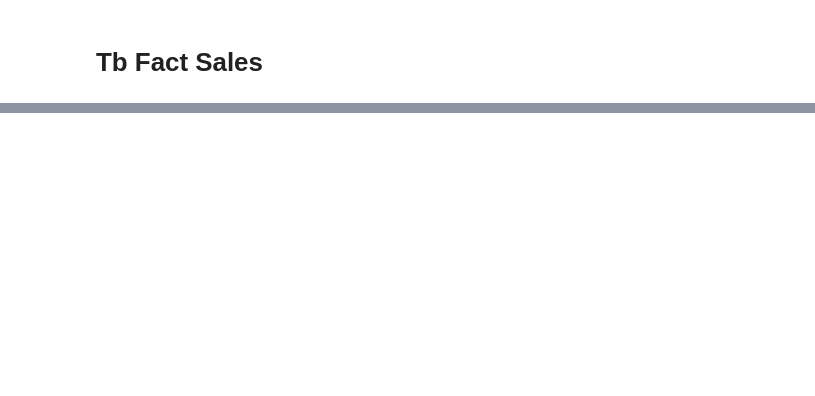
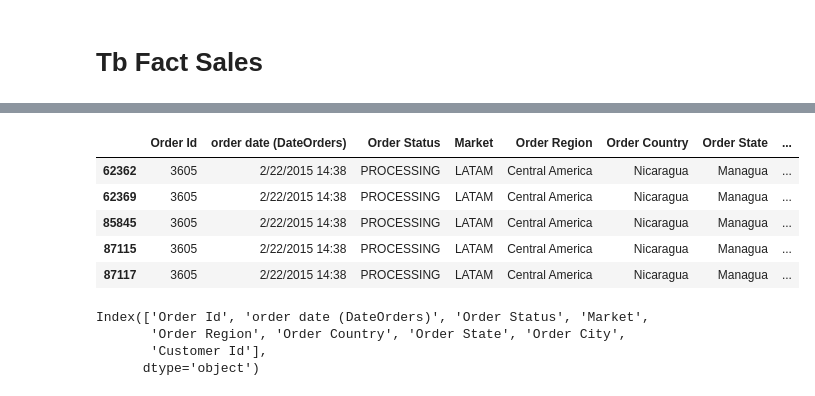
Before and after one commit to marcioGabrielMengali/supplychain, a Jupyter notebook: analysis.ipynb, the cells around one changed output, grey strips where cells are left out. Cells and saved outputs as stored; diff of their text form; code cells hidden in the pictures; blank space fills up the shorter version.

```diff
--- a/analysis.ipynb
+++ b/analysis.ipynb
@@ -100,0 +177,16 @@ tb_fact_sales[tb_fact_sales['Order Id'] == 48880]
+# %%
+tb_dim_order[tb_dim_order['Order Id'] == 3605]
+# %% [output]
+|  | Order Id | order date (DateOrders) | Order Status | Market | Order Region | Order Country | Order State | ... |
+| 62362 | 3605 | 2/22/2015 14:38 | PROCESSING | LATAM | Central America | Nicaragua | Managua | ... |
+| 62369 | 3605 | 2/22/2015 14:38 | PROCESSING | LATAM | Central America | Nicaragua | Managua | ... |
+| 85845 | 3605 | 2/22/2015 14:38 | PROCESSING | LATAM | Central America | Nicaragua | Managua | ... |
+| 87115 | 3605 | 2/22/2015 14:38 | PROCESSING | LATAM | Central America | Nicaragua | Managua | ... |
+| 87117 | 3605 | 2/22/2015 14:38 | PROCESSING | LATAM | Central America | Nicaragua | Managua | ... |
+# %%
+tb_dim_order.columns
+# %% [output]
+Index(['Order Id', 'order date (DateOrders)', 'Order Status', 'Market',
+       'Order Region', 'Order Country', 'Order State', 'Order City',
+       'Customer Id'],
+      dtype='object')
```
Also changed, not shown: parts of 18 cells of this notebook, 3 other files.
